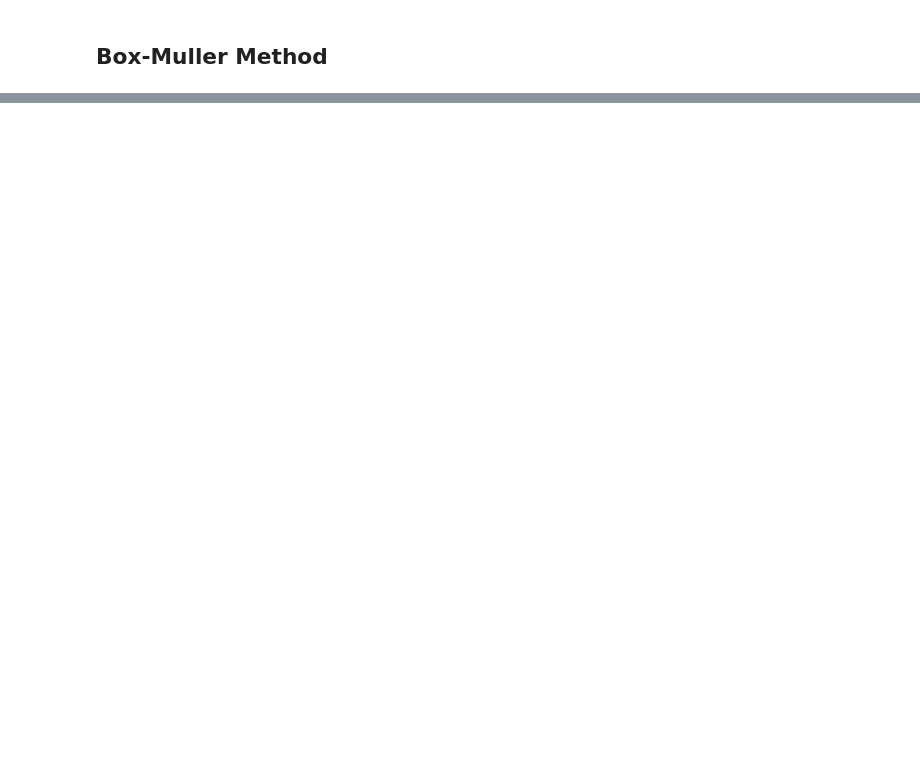
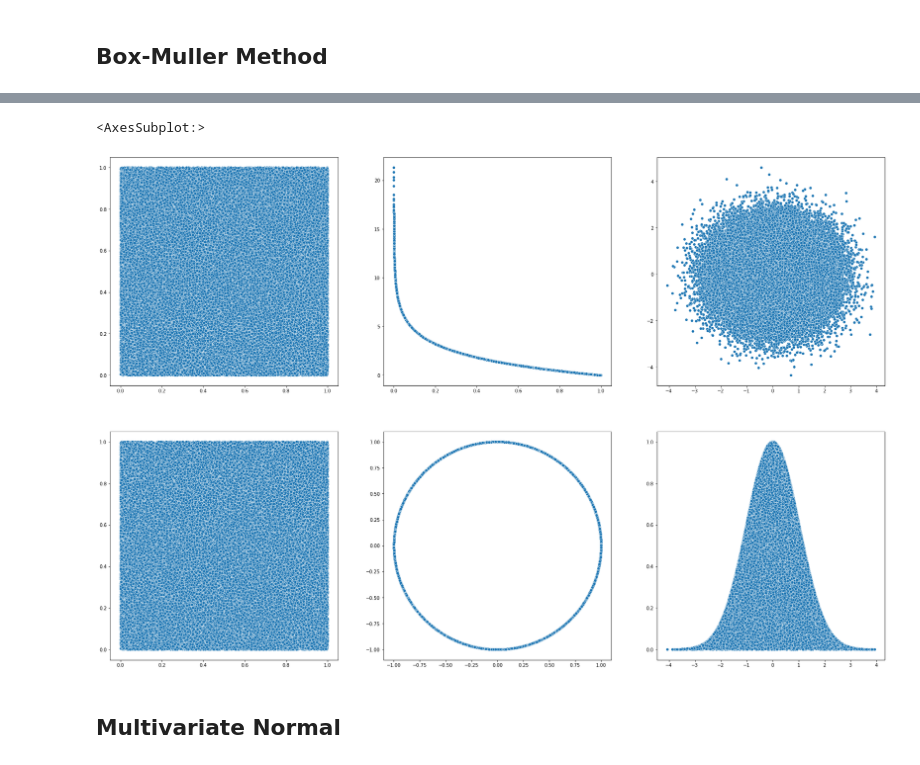
Before and after one commit to MalrangQuant/Simulation_Lecture, a Jupyter notebook: Inverse_Method.ipynb, the cells around one changed output, grey strips where cells are left out. Saved outputs shown, nothing was run; the diff lists cells and outputs as text; code cells hidden in the pictures; blank space fills up the shorter version.

```diff
--- a/Inverse_Method.ipynb
+++ b/Inverse_Method.ipynb
@@ -146,8 +150,14 @@ def R (u):
 def V (u):
     return 2 * np.pi * u
 
-def Z1 (r, v):
-    return np.sqrt(r) * np.cos(v)
+def Z1 (R, V):
+    return R ** (1/2) * np.cos(V)
 
-def Z2 (r, v):
-    return np.sqrt(r) * np.sin(v)
+def Z2 (R, V):
+    return R ** (1/2) * np.sin(V)
+
+def z1_for_circle (V):
+    return np.cos(V)
+
+def z2_for_circle (V):
+    return np.sin(V)
@@ -189,0 +164,49 @@ plt.grid()
+# %%
+z1_list = []
+z2_list = []
+u1_list = []
+u2_list = []
+r_list = []
+v_list = []
+z1_for_circle_list = []
+z2_for_circle_list = []
+
+while True:
+
+    if len(z1_list) != 100000:
+
+        u1 = random.random()
+        u2 = random.random()
+
+        u1_list.append(u1)
+        u2_list.append(u2)
+
+        v = V(u2)
+        r = R(u1)
+
+        r_list.append(r)
+        v_list.append(v)
+
+        z1_list.append(Z1(r, v))
+        z2_list.append(Z2(r, v))
+
+        z1_for_circle_list.append(z1_for_circle(v))
+        z2_for_circle_list.append(z2_for_circle(v))
+
+    else:
+        break
+
+
+fig, ax = plt.subplots(2, 3, figsize=(30,20), facecolor='w')
+
+sns.scatterplot(u1_list, u2_list, ax=ax[0,0])
+sns.scatterplot(u1_list, r_list, ax=ax[0,1])
+sns.scatterplot(z1_list, z2_list, ax=ax[0,2])
+sns.scatterplot(u1_list, u2_list, ax=ax[1,0])
+sns.scatterplot(z1_for_circle_list, z2_for_circle_list, ax=ax[1,1])
+sns.scatterplot(z1_list, u1_list, ax=ax[1,2])
+# %% [output]
+<AxesSubplot:>
+[figure, added]
+# %% [markdown]
+## Multivariate Normal
```
Also changed, not shown: parts of 12 cells of this notebook, 3 other files.
